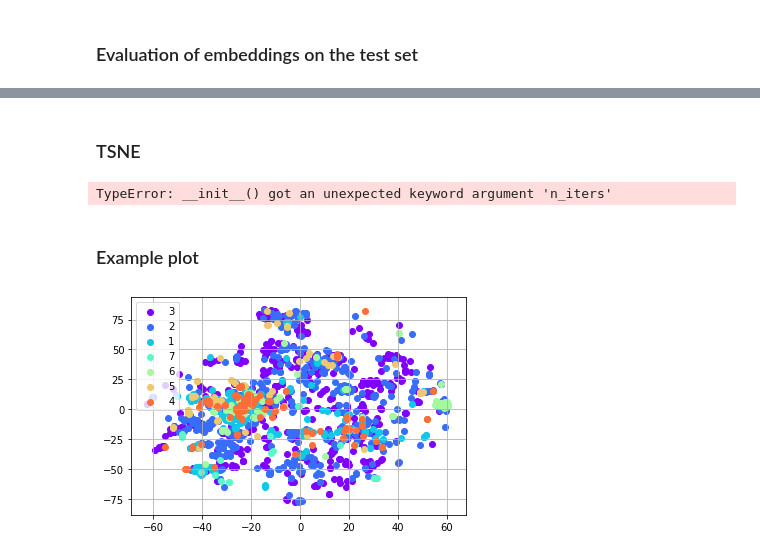
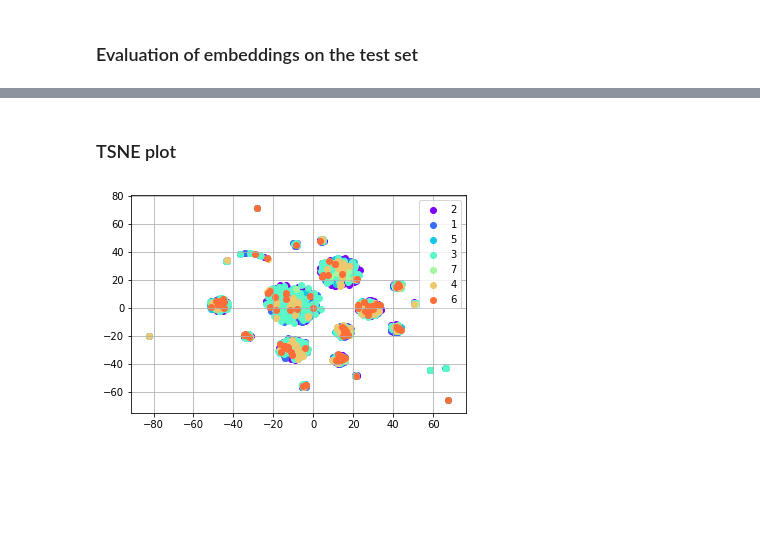
Before and after one commit to bio-ontology-research-group/ontology-tutorial, a Jupyter notebook: elembedding.ipynb, the cells around one changed output, grey strips where cells are left out. Drawn from its saved outputs; the diff is of its cells as text; code cells hidden in the pictures; blank space fills up the shorter version.

```diff
--- a/elembedding.ipynb
+++ b/elembedding.ipynb
@@ -272,19 +279,17 @@ print(f'{ftop10:.2f} {ftop100:.2f} {fmean_rank:.2f} {frank_auc:.2f}')
 # %% [markdown]
-### TSNE
+### TSNE plot
-# %%
-from matplotlib import pyplot as plt
-#from sklearn.manifold import TSNE
-from MulticoreTSNE import MulticoreTSNE as TSNE
-
-X = TSNE(n_components=2, verbose=1, n_iters=2500, n_jobs=8).fit_transform(prot_embeds)
-# %% [output]
-TypeError: __init__() got an unexpected keyword argument 'n_iters'
-# %% [markdown]
-### Example plot
 # %%
+from matplotlib import pyplot as plt
+#from sklearn.manifold import TSNE
+from MulticoreTSNE import MulticoreTSNE as TSNE
+
 from matplotlib.pyplot import cm
 
-# Load EC numbers
+# Reduce dimensions of the embeddings to 2 for visualisation
+X = TSNE(n_components=2, verbose=1, n_iter=2500, n_jobs=8).fit_transform(prot_embeds)
+
+# Label proteins with their EC numbers
+
 ec_numbers = {}
 with open('data/yeast_ec.tab') as f:
     next(f)
@@ -297,31 +302,31 @@ with open('data/yeast_ec.tab') as f:
             prot_id = '<http://{0}>'.format(prot_id)
             ec_numbers[prot_id] = it[4]
 
 classes = {'0': [[], []]}
 for i, item in enumerate(proteins.items()):
     k, v = item
     if k in ec_numbers:
         ec = ec_numbers[k].split('.')[0]
         if ec not in classes:
             classes[ec] = [[], []]
         classes[ec][0].append(X[i, 0])
         classes[ec][1].append(X[i, 1])
     else:
         classes['0'][0].append(X[i, 0])
         classes['0'][1].append(X[i, 1])
 
 colors = iter(cm.rainbow(np.linspace(0, 1, len(classes))))
 fig, ax = plt.subplots()
 
 for ec, items in classes.items():
     if ec == '0':
         continue
     color = next(colors)
     ax.scatter(items[0], items[1], color=color, label=ec)
 
 ax.legend()
 ax.grid(True)
 
 plt.show()
 # %% [output]
-[figure, old version]
+[figure, new version]
```
Also changed, not shown: parts of 5 cells of this notebook, 4 other files.
